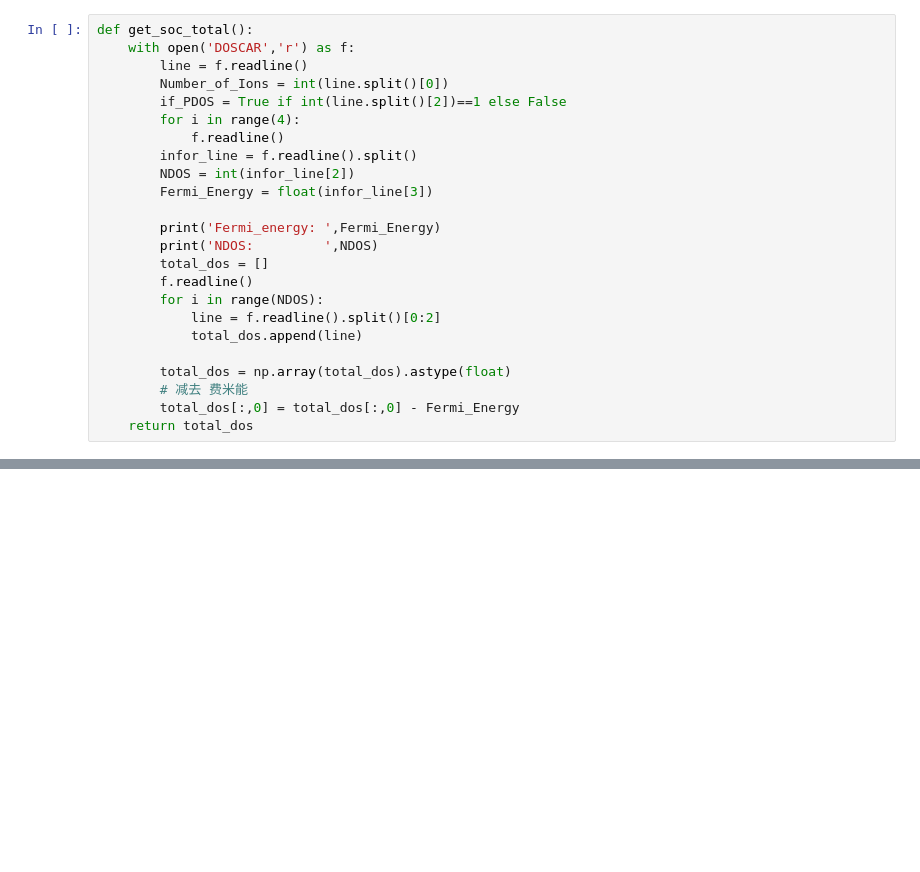
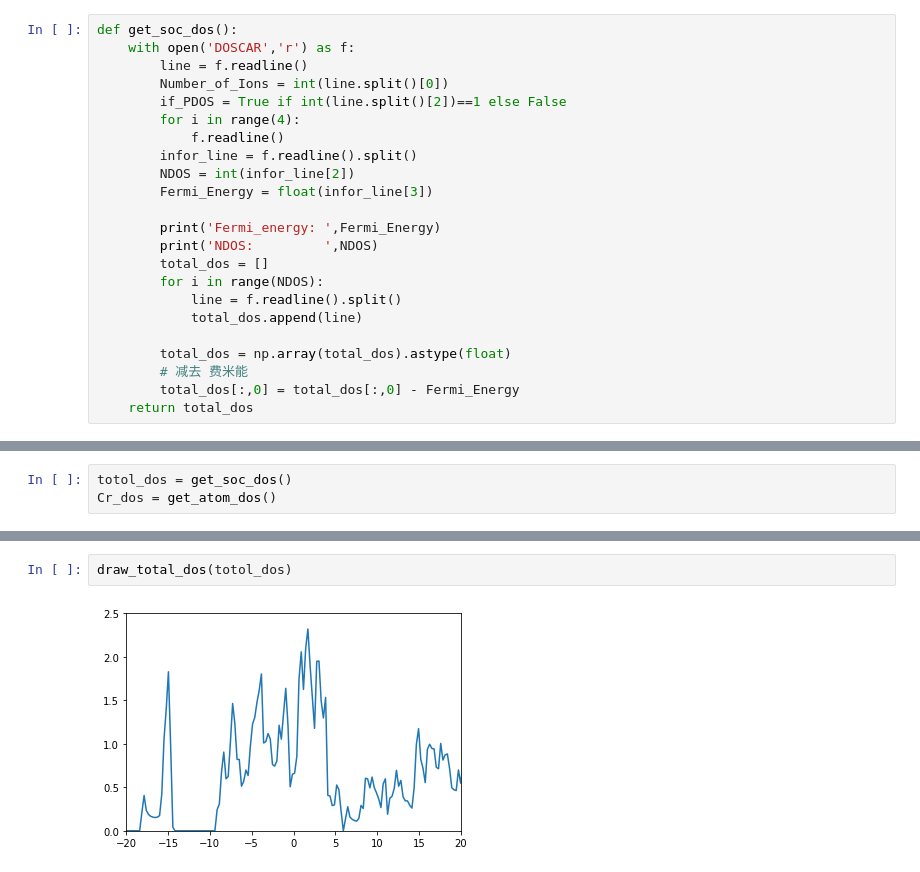
Before and after one commit to Yibo-Zhang/chem_calculation, a Jupyter notebook: vasp/dos/DOS_extract_self.ipynb, the cells around one changed output, grey strips where cells are left out. Saved outputs shown, nothing was run; the diff lists cells and outputs as text; blank space fills up the shorter version.

```diff
--- a/vasp/dos/DOS_extract_self.ipynb
+++ b/vasp/dos/DOS_extract_self.ipynb
@@ -4,5 +5,5 @@ import matplotlib.pyplot as plt
 # %%
-def get_soc_total():
+def get_soc_dos():
     with open('DOSCAR','r') as f:
         line = f.readline()
         Number_of_Ions = int(line.split()[0])
@@ -16,9 +17,8 @@ def get_soc_total():
         print('Fermi_energy: ',Fermi_Energy)
         print('NDOS:         ',NDOS)
         total_dos = []
-        f.readline()
         for i in range(NDOS):
-            line = f.readline().split()[0:2]
+            line = f.readline().split()
             total_dos.append(line)
 
         total_dos = np.array(total_dos).astype(float)
@@ -54,0 +107,3 @@ Cr.shape
+# %%
+totol_dos = get_soc_dos()
+Cr_dos = get_atom_dos()
@@ -54,0 +117,4 @@ Cr.shape
+# %%
+draw_total_dos(totol_dos)
+# %% [output]
+[figure, added]
```
Also changed, not shown: parts of 11 cells of this notebook, 3 other files.
